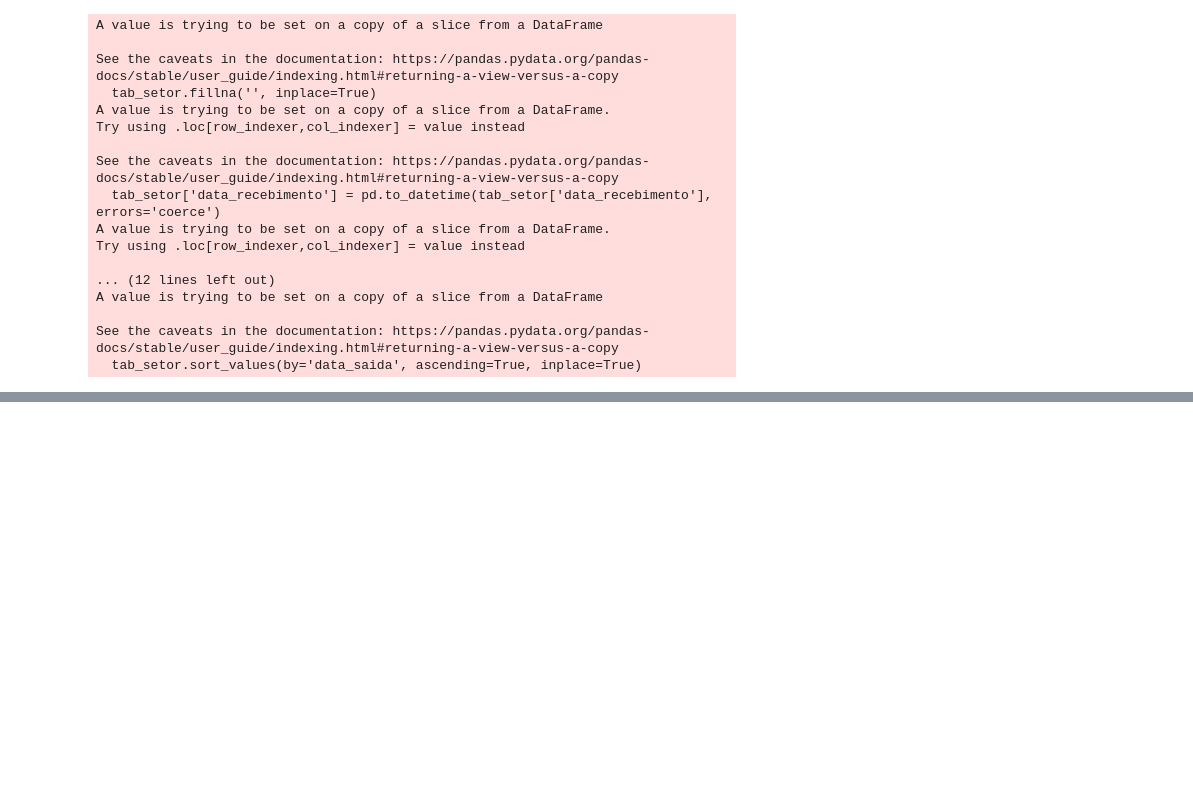
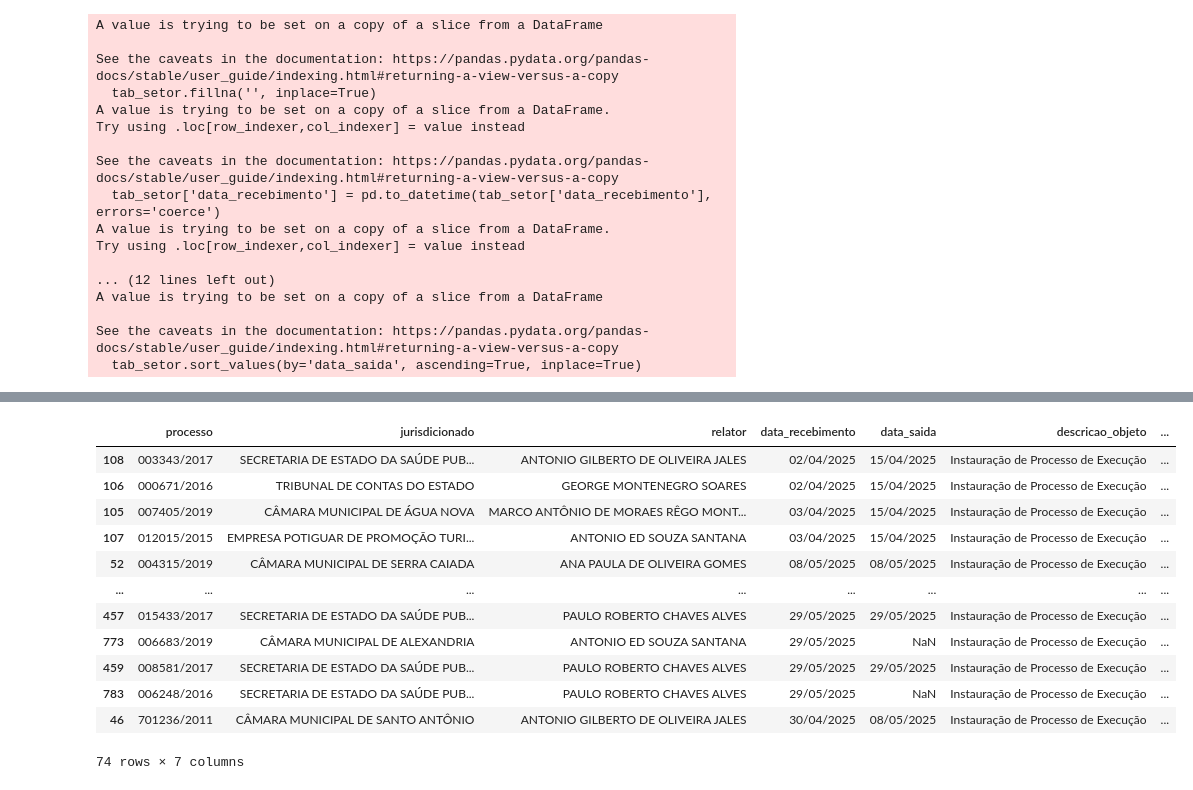
Before and after one commit to eduardoplima/ccd, a Jupyter notebook: scripts/sisdgf_planilha_processos.ipynb, the cells around one changed output, grey strips where cells are left out. Drawn from its saved outputs; the diff is of its cells as text; code cells hidden in the pictures; blank space fills up the shorter version.

```diff
--- a/scripts/sisdgf_planilha_processos.ipynb
+++ b/scripts/sisdgf_planilha_processos.ipynb
@@ -269,0 +526,22 @@ Diretora de Controle externo
+# %%
+sql_processos_execucao = f'''
+SELECT
+(
+SELECT CONCAT(p2.numero_processo, '/', p2.ano_processo) AS processo
+ FROM processo.dbo.Processos p2
+    WHERE p2.IdProcesso = p.IdProcessoOrigemExecucao
+    ) AS processo,
+datainclusao
+FROM processo.dbo.Processos p
+WHERE p.IdProcessoOrigemExecucao IN
+(SELECT IdProcesso
+    FROM processo.dbo.Processos p3
+    WHERE CONCAT(p3.numero_processo, '/', p3.ano_processo)
+    IN ({', '.join(f"'{proc}'" for proc in tab_ccd[tab_ccd['descricao_objeto'] ==
+                                                   'Instauração de Processo de Execução']['processo'].unique())})
+    )
+'''
+df_processos_execucao = pd.read_sql(sql_processos_execucao, conn)
+# %%
+df_processos_execucao['datainclusao'] = pd.to_datetime(df_processos_execucao['datainclusao'], errors='coerce')
+df_processos_execucao['datainclusao'] = df_processos_execucao['datainclusao'].dt.strftime('%d/%m/%Y')
@@ -269,0 +564,26 @@ Diretora de Controle externo
+# %%
+def get_data_execucao(row):
+    if row['descricao_objeto'] != 'Instauração de Processo de Execução':
+        return row['data_recebimento']
+    try:
+        return df_processos_execucao[df_processos_execucao['processo'] == row['processo']]['datainclusao'].iloc[0]
+    except IndexError:
+        return row['data_recebimento']
+# %%
+tab_ccd['data_recebimento'] = tab_ccd.apply(lambda row: get_data_execucao(row), axis=1)
+# %%
+tab_ccd[tab_ccd['descricao_objeto'] == 'Instauração de Processo de Execução'].sort_values(by='data_recebimento', ascending=True)
+# %% [output]
+|  | processo | jurisdicionado | relator | data_recebimento | data_saida | descricao_objeto | ... |
+| 108 | 003343/2017 | SECRETARIA DE ESTADO DA SAÚDE PUB... | ANTONIO GILBERTO DE OLIVEIRA JALES | 02/04/2025 | 15/04/2025 | Instauração de Processo de Execução | ... |
+| 106 | 000671/2016 | TRIBUNAL DE CONTAS DO ESTADO | GEORGE MONTENEGRO SOARES | 02/04/2025 | 15/04/2025 | Instauração de Processo de Execução | ... |
+| 105 | 007405/2019 | CÂMARA MUNICIPAL DE ÁGUA NOVA | MARCO ANTÔNIO DE MORAES RÊGO MONT... | 03/04/2025 | 15/04/2025 | Instauração de Processo de Execução | ... |
+| 107 | 012015/2015 | EMPRESA POTIGUAR DE PROMOÇÃO TURI... | ANTONIO ED SOUZA SANTANA | 03/04/2025 | 15/04/2025 | Instauração de Processo de Execução | ... |
+| 52 | 004315/2019 | CÂMARA MUNICIPAL DE SERRA CAIADA | ANA PAULA DE OLIVEIRA GOMES | 08/05/2025 | 08/05/2025 | Instauração de Processo de Execução | ... |
+| ... | ... | ... | ... | ... | ... | ... | ... |
+| 457 | 015433/2017 | SECRETARIA DE ESTADO DA SAÚDE PUB... | PAULO ROBERTO CHAVES ALVES | 29/05/2025 | 29/05/2025 | Instauração de Processo de Execução | ... |
+| 773 | 006683/2019 | CÂMARA MUNICIPAL DE ALEXANDRIA | ANTONIO ED SOUZA SANTANA | 29/05/2025 | NaN | Instauração de Processo de Execução | ... |
+| 459 | 008581/2017 | SECRETARIA DE ESTADO DA SAÚDE PUB... | PAULO ROBERTO CHAVES ALVES | 29/05/2025 | 29/05/2025 | Instauração de Processo de Execução | ... |
+| 783 | 006248/2016 | SECRETARIA DE ESTADO DA SAÚDE PUB... | PAULO ROBERTO CHAVES ALVES | 29/05/2025 | NaN | Instauração de Processo de Execução | ... |
+| 46 | 701236/2011 | CÂMARA MUNICIPAL DE SANTO ANTÔNIO | ANTONIO GILBERTO DE OLIVEIRA JALES | 30/04/2025 | 08/05/2025 | Instauração de Processo de Execução | ... |
+74 rows × 7 columns
```
Also changed, not shown: parts of 29 cells of this notebook, 15 other files.
